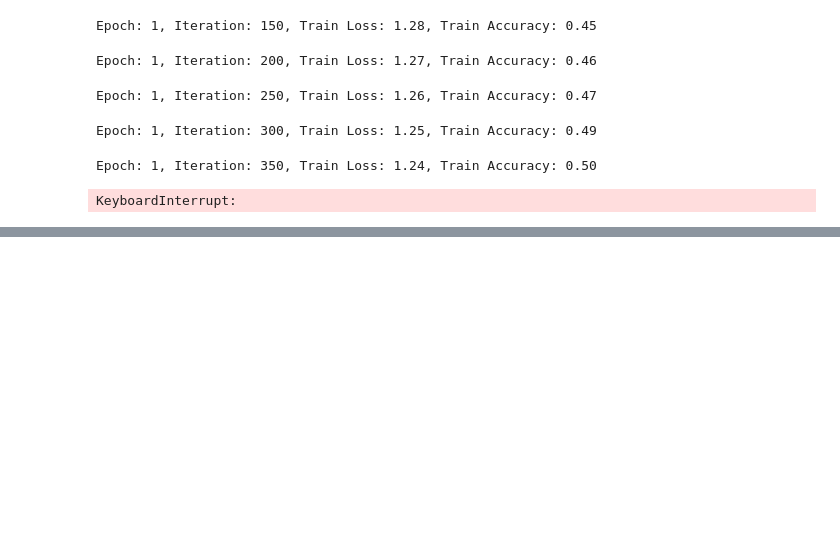
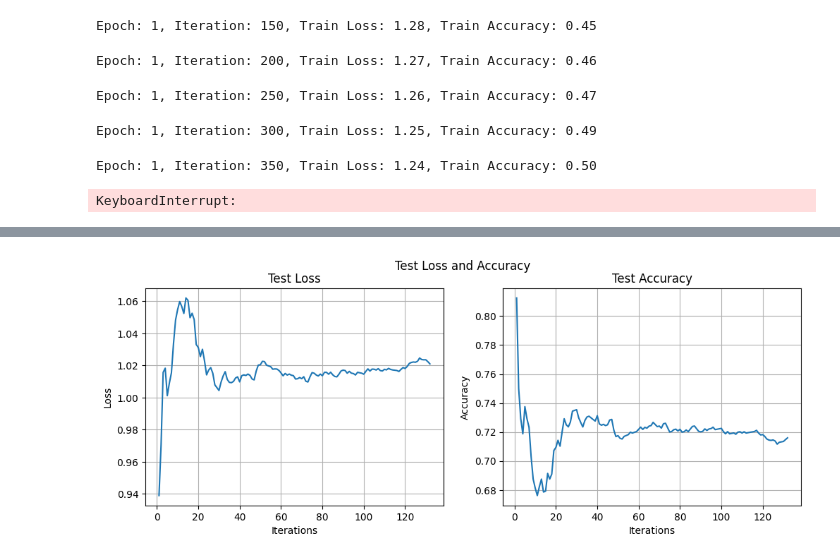
Before and after one commit to yunyunh123/EC523-SER, a Jupyter notebook: SER.ipynb, the cells around one changed output, grey strips where cells are left out. Drawn from its saved outputs; the diff is of its cells as text; code cells hidden in the pictures; blank space fills up the shorter version.

```diff
--- a/SER.ipynb
+++ b/SER.ipynb
@@ -1014,0 +1014,25 @@ AttributeError: 'tuple' object has no attribute 'to'
+# %%
+# Visualizing loss and accuracy after testing
+test_file_path = ('./test_metrics_50Epochs.csv')
+
+df = pd.read_csv(test_file_path)
+
+iteration = df['Iteration']
+loss = df['Loss']
+accuracy = df['Accuracy']
+
+fig, (ax1, ax2) = plt.subplots(1, 2, figsize=(12, 4))
+fig.suptitle('Test Loss and Accuracy')
+ax1.plot(iteration, loss)
+ax1.set_xlabel('Iterations')
+ax1.set_ylabel('Loss')
+ax1.set_title('Test Loss')
+ax1.grid(True)
+
+ax2.plot(iteration, accuracy)
+ax2.set_title('Test Accuracy')
+ax2.set_xlabel('Iterations')
+ax2.set_ylabel('Accuracy')
+ax2.grid(True)
+# %% [output]
+[figure, added]
```
Also changed, not shown: parts of 23 cells of this notebook.
